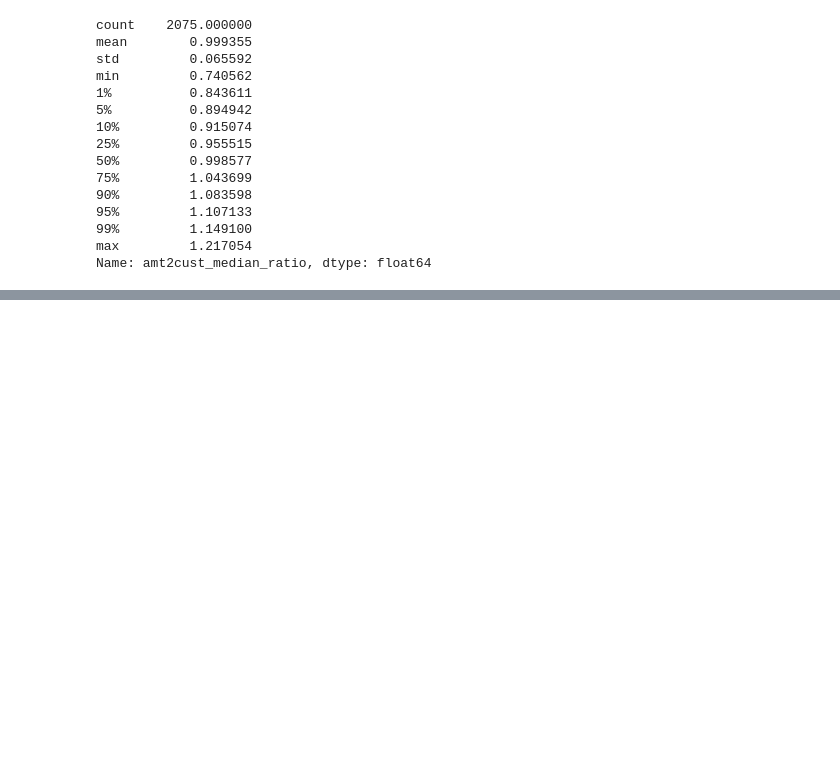
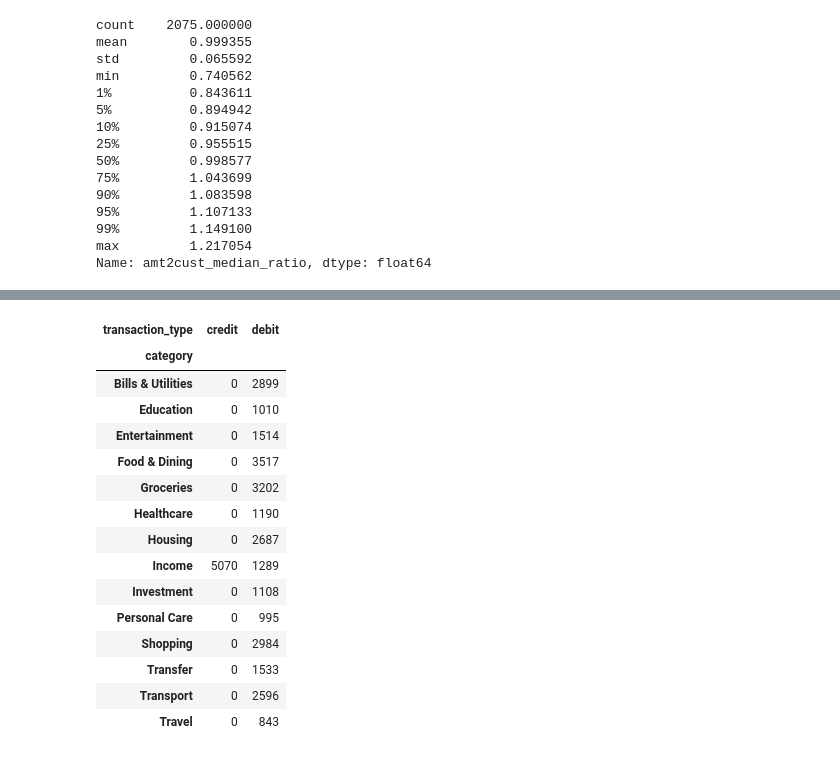
Before and after one commit to ReinSoup/Financial-Transaction-Intelligence, a Jupyter notebook: notebooks/transaction_anomaly.ipynb, the cells around one changed output, grey strips where cells are left out. Saved outputs shown, nothing was run; the diff lists cells and outputs as text; code cells hidden in the pictures; blank space fills up the shorter version.

```diff
--- a/notebooks/transaction_anomaly.ipynb
+++ b/notebooks/transaction_anomaly.ipynb
@@ -1158,0 +1220,21 @@ ok
+# %%
+behavior_transactions.groupby(
+    ["category", "transaction_type"]
+).size().unstack(fill_value=0)
+# %% [output]
+| transaction_type | credit | debit |
+| category |  |  |
+| Bills & Utilities | 0 | 2899 |
+| Education | 0 | 1010 |
+| Entertainment | 0 | 1514 |
+| Food & Dining | 0 | 3517 |
+| Groceries | 0 | 3202 |
+| Healthcare | 0 | 1190 |
+| Housing | 0 | 2687 |
+| Income | 5070 | 1289 |
+| Investment | 0 | 1108 |
+| Personal Care | 0 | 995 |
+| Shopping | 0 | 2984 |
+| Transfer | 0 | 1533 |
+| Transport | 0 | 2596 |
+| Travel | 0 | 843 |
```
Also changed, not shown: parts of 12 cells of this notebook, 3 other files.
